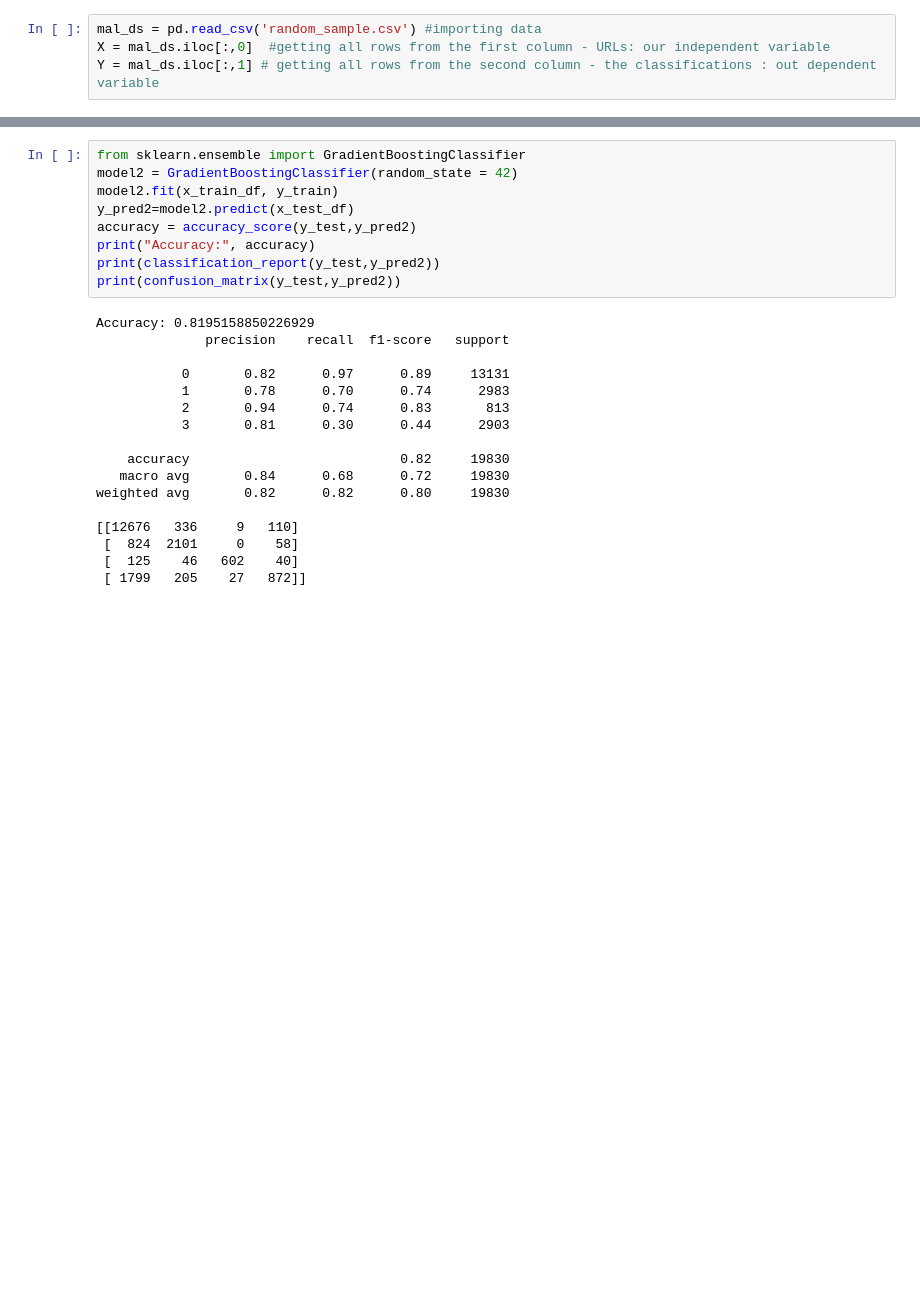
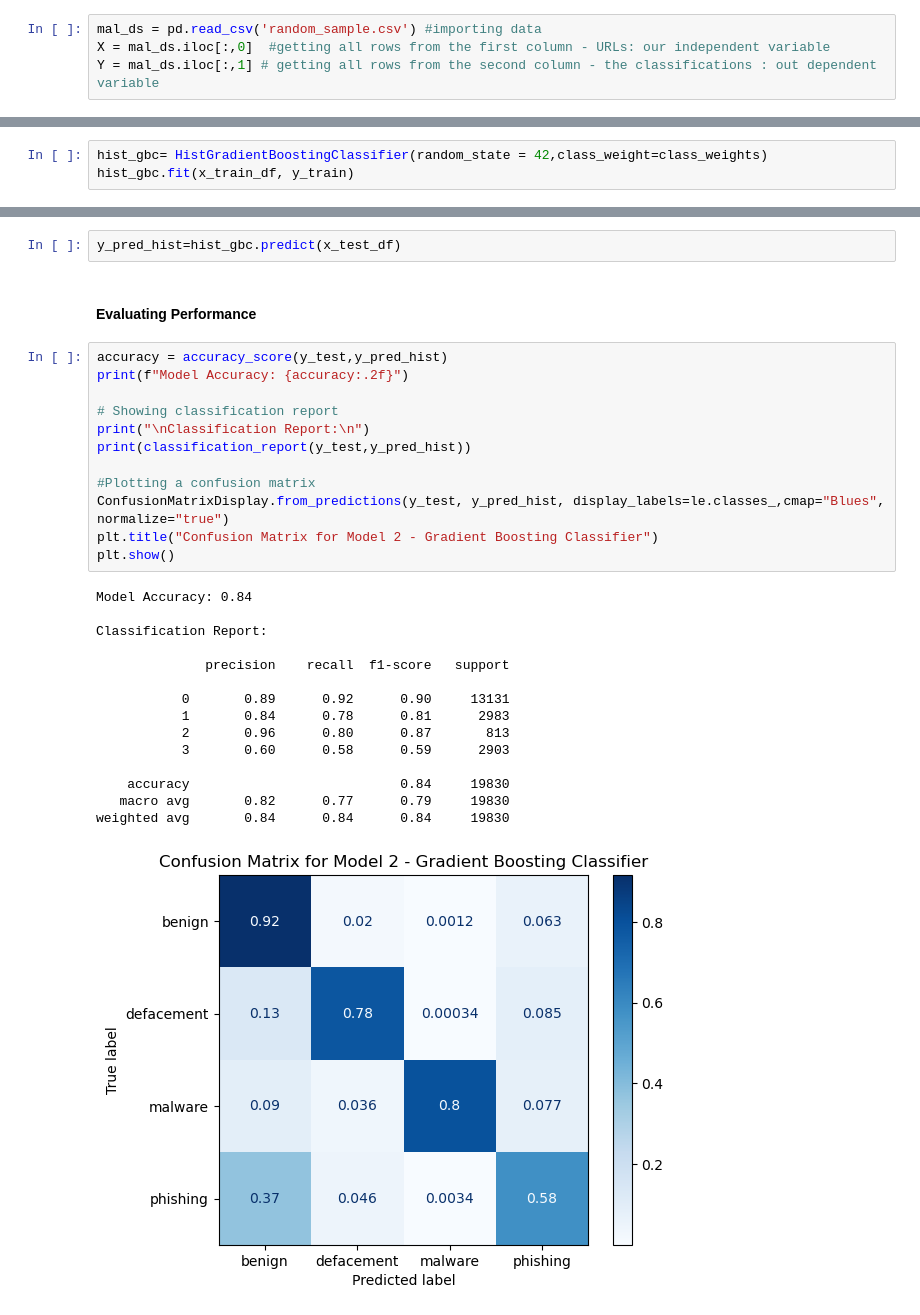
Before and after one commit to T-Geb/Malicious-URL-detection-_-ML, a Jupyter notebook: CS_Capstone.ipynb, the cells around one changed output, grey strips where cells are left out. Drawn from its saved outputs; the diff is of its cells as text; blank space fills up the shorter version.

```diff
--- a/CS_Capstone.ipynb
+++ b/CS_Capstone.ipynb
@@ -524,0 +486,3 @@ print(results_df.head(30))
+# %%
+hist_gbc= HistGradientBoostingClassifier(random_state = 42,class_weight=class_weights)
+hist_gbc.fit(x_train_df, y_train)
@@ -525,26 +496,32 @@ print(results_df.head(30))
+# %%
+y_pred_hist=hist_gbc.predict(x_test_df)
+# %% [markdown]
+#### Evaluating Performance
 # %%
-from sklearn.ensemble import GradientBoostingClassifier
-model2 = GradientBoostingClassifier(random_state = 42)
-model2.fit(x_train_df, y_train)
-y_pred2=model2.predict(x_test_df)
-accuracy = accuracy_score(y_test,y_pred2)
-print("Accuracy:", accuracy)
-print(classification_report(y_test,y_pred2))
-print(confusion_matrix(y_test,y_pred2))
+accuracy = accuracy_score(y_test,y_pred_hist)
+print(f"Model Accuracy: {accuracy:.2f}")
+
+# Showing classification report
+print("\nClassification Report:\n")
+print(classification_report(y_test,y_pred_hist))
+
+#Plotting a confusion matrix
+ConfusionMatrixDisplay.from_predictions(y_test, y_pred_hist, display_labels=le.classes_,cmap="Blues", normalize="true")
+plt.title("Confusion Matrix for Model 2 - Gradient Boosting Classifier")
+plt.show()
 # %% [output]
-Accuracy: 0.8195158850226929
+Model Accuracy: 0.84
+
+Classification Report:
+
               precision    recall  f1-score   support
 
-           0       0.82      0.97      0.89     13131
-           1       0.78      0.70      0.74      2983
-           2       0.94      0.74      0.83       813
-           3       0.81      0.30      0.44      2903
+           0       0.89      0.92      0.90     13131
+           1       0.84      0.78      0.81      2983
+           2       0.96      0.80      0.87       813
+           3       0.60      0.58      0.59      2903
 
-    accuracy                           0.82     19830
-   macro avg       0.84      0.68      0.72     19830
-weighted avg       0.82      0.82      0.80     19830
-
-[[12676   336     9   110]
- [  824  2101     0    58]
- [  125    46   602    40]
- [ 1799   205    27   872]]
+    accuracy                           0.84     19830
+   macro avg       0.82      0.77      0.79     19830
+weighted avg       0.84      0.84      0.84     19830
+[figure, added]
```
Also changed, not shown: parts of 72 cells of this notebook, 1 other file.
